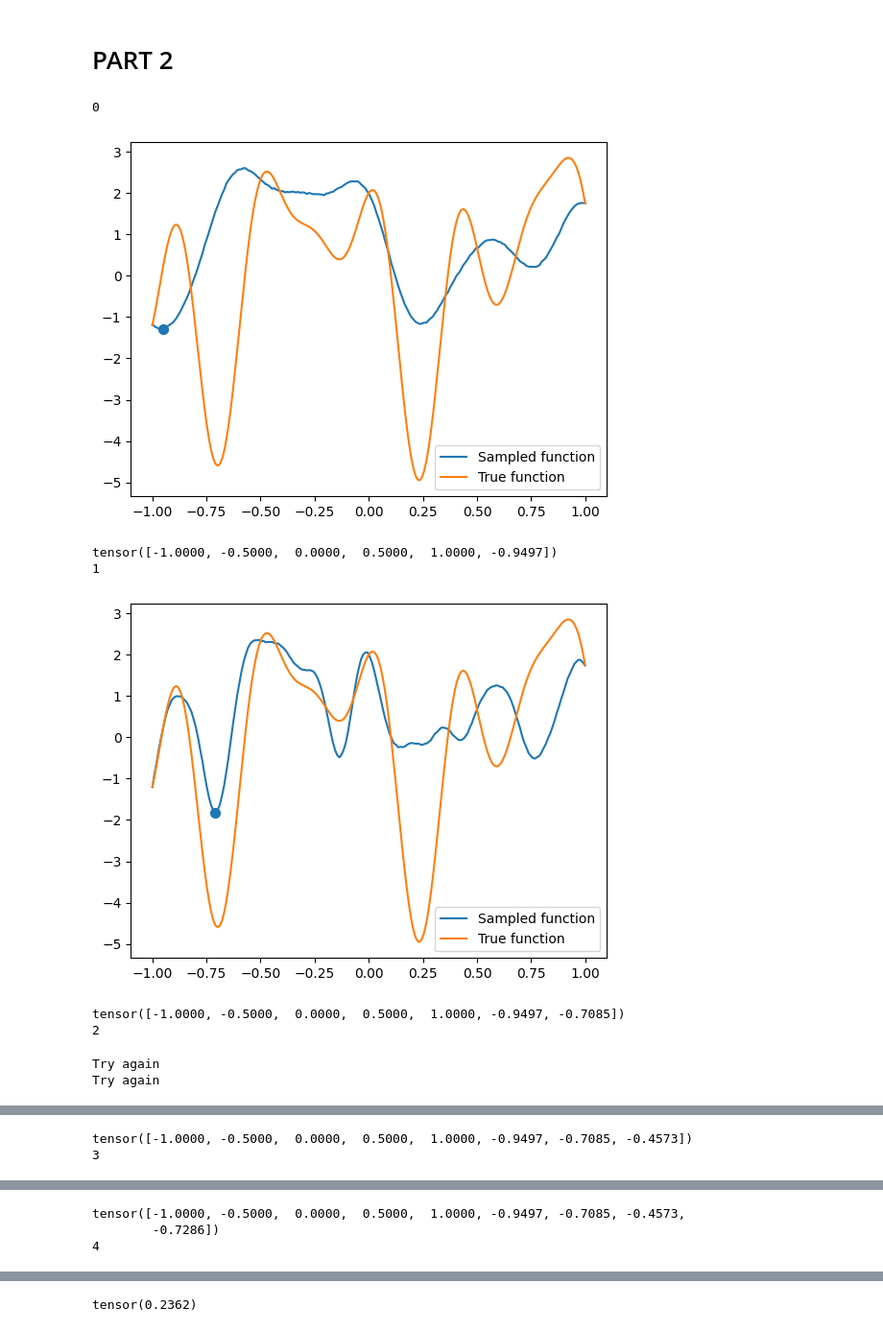
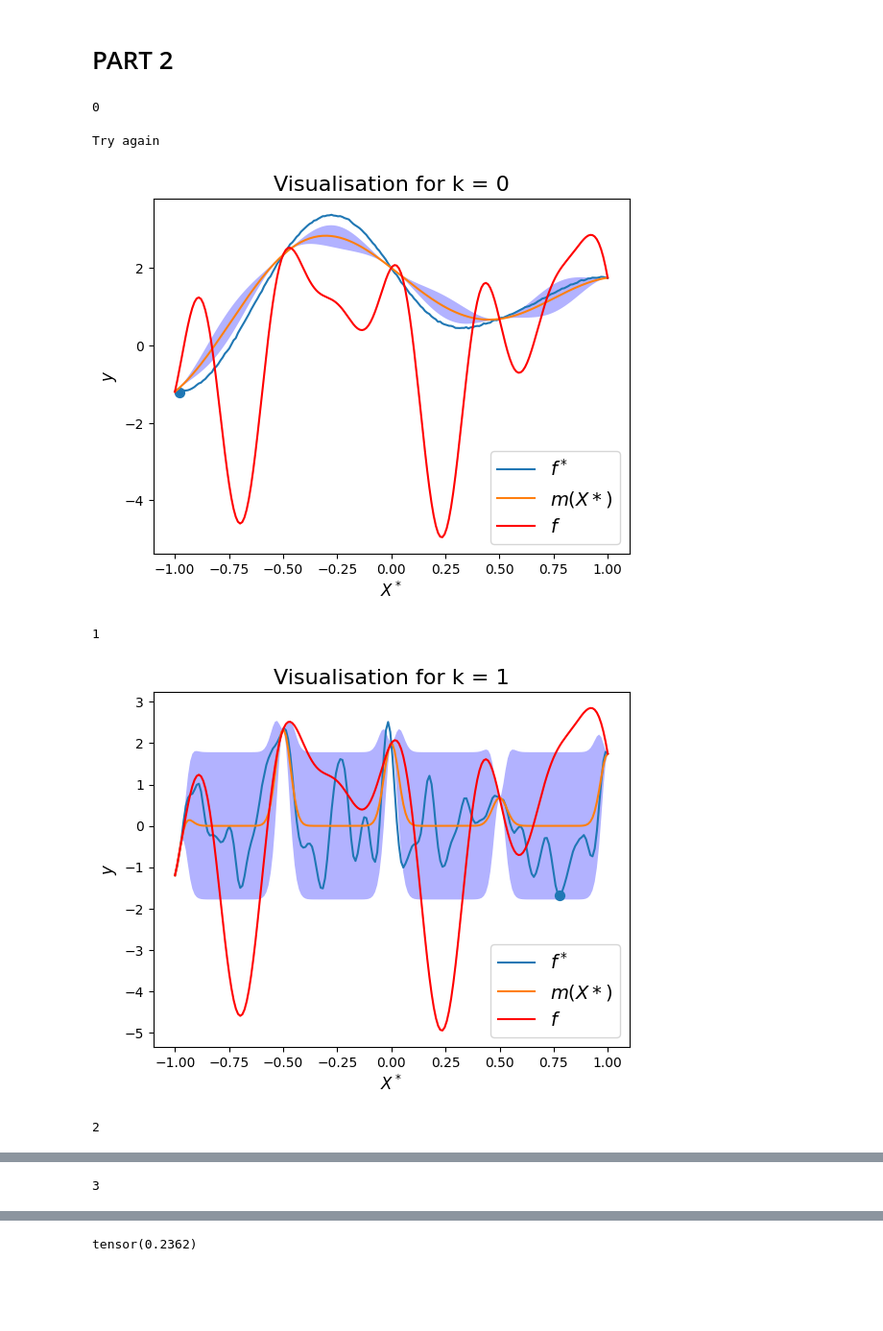
Before and after one commit to stojl/pml_exam, a Jupyter notebook: GP.ipynb, the cells around one changed output, grey strips where cells are left out. Shown at 96% size. Saved outputs shown, nothing was run; the diff lists cells and outputs as text; code cells hidden in the pictures; blank space fills up the shorter version.

```diff
--- a/GP.ipynb
+++ b/GP.ipynb
@@ -127,7 +115,7 @@ kernel.variance       1681.0    1560.0    NaN
 # %%
 warmup_array = np.array([10, 25, 50, 100, 150, 300, 400, 500])
-diag_array = np.empty([warmup_array.size, 4])
-mean_calc_arrary = np.empty([4,4])
+diag_array = np.empty([warmup_array.size, 6])
+mean_calc_arrary = np.empty([4,6])
 
 
 for i in range(warmup_array.size):
@@ -141,7 +129,7 @@ for i in range(warmup_array.size):
 
         hmc_kernel = pyro.infer.NUTS(gpmodel.model)
 
-        mcmc = pyro.infer.MCMC(hmc_kernel, num_samples=2000, warmup_steps = warmup_array[i])
+        mcmc = pyro.infer.MCMC(hmc_kernel, num_samples=500, warmup_steps = warmup_array[i])
         mcmc.run()
         print(str(i) + ": past MCMC")
 
@@ -153,12 +141,17 @@ for i in range(warmup_array.size):
         mean_calc_arrary[j][1] = sum2["ess_bulk"][1]/500
         mean_calc_arrary[j][2] = sum2["ess_tail"][0]/500
         mean_calc_arrary[j][3] = sum2["ess_tail"][1]/500
+        mean_calc_arrary[j][4] = sum2["mcse_mean"][0]
+        mean_calc_arrary[j][5] = sum2["mcse_mean"][1]
 
+    temp_array = np.median(mean_calc_arrary, axis = 0)
 
-    diag_array[i][0] = np.mean(mean_calc_arrary, axis = 0)[0]#sum2["ess_bulk"][0]/500
-    diag_array[i][1] = np.mean(mean_calc_arrary, axis = 0)[1]#sum2["ess_bulk"][1]/500
-    diag_array[i][2] = np.mean(mean_calc_arrary, axis = 0)[2]#sum2["ess_tail"][0]/500
-    diag_array[i][3] = np.mean(mean_calc_arrary, axis = 0)[3]#sum2["ess_tail"][1]/500
+    diag_array[i][0] = temp_array[0]
+    diag_array[i][1] = temp_array[1]
+    diag_array[i][2] = temp_array[2]
+    diag_array[i][3] = temp_array[3]
+    diag_array[i][4] = temp_array[4]
+    diag_array[i][5] = temp_array[5]
 # %%
 """sns.lineplot(x = warmup_array, y = diag_array[:, 0])
 sns.lineplot(x = warmup_array, y = diag_array[:, 1])
@@ -204,5 +201,5 @@ x_test = torch.linspace(-1, 1, 200)
 # %%
-for i in range(10):
+for i in range(5):
     print(i)
     pyro.clear_param_store()
     kernel = gp.kernels.RBF(input_dim=1)
@@ -216,50 +213,59 @@ for i in range(10):
 
     hmc_kernel = pyro.infer.NUTS(gpmodel.model)
 
-    mcmc = pyro.infer.MCMC(hmc_kernel, num_samples=250, warmup_steps = 200)
+    mcmc = pyro.infer.MCMC(hmc_kernel, num_samples=500, warmup_steps = 200)
     mcmc.run()
 
     hyperparam = mcmc.get_samples()
     x1 = hyperparam["kernel.lengthscale"]
     y1 = hyperparam["kernel.variance"]
 
     while(True):
         try:
             idx = torch.randint(0, 100, (1,))
 
             gpmodel.kernel.variance = y1[idx]
 
             gpmodel.kernel.lengthscale = x1[idx]
 
             loc, cov = gpmodel.forward(x_test, full_cov= True)
 
             cov = cov + noise.expand(x_test.shape[0]).diag()
 
 
             samples = dist.MultivariateNormal(loc, covariance_matrix=cov, validate_args = False).sample(sample_shape=(1,))
             min_value, min_idx = torch.min(samples[0], dim = 0, keepdim=False)
             xstar = x_test[min_idx.item()].reshape(1)
             if not (xstar in X):
                 break
         except:
             print("Try again")
 
+    mean_new = gpmodel.forward(x_test)[0] # Returns the mean of our posterior samples
+    sd_new = gpmodel.forward(x_test)[1] # Returns the standard deviation of our posteriour samples
     fstar = target_func(xstar)
+
     X = torch.cat((X, xstar), 0)
     y = torch.cat((y, fstar), 0)
-    sns.lineplot(x = x_test, y = samples[0], label = "Sampled function")
-    plt.scatter(xstar, min_value, marker='o', s=50)
-    sns.lineplot(x = x_test, y = target_func(x_test), label = "True function")
-    plt.legend()
-    plt.show()
-    print(X)
+
+    with torch.no_grad():
+        f, ax = plt.subplots(1)
+        sns.lineplot(x = x_test, y = samples[0], label = "$f^*$", ax = ax)
+
+        sns.lineplot(x = x_test, y = mean_new, ax=ax, label = "$m(X*)$")
+        ax.fill_between(x_test, mean_new+2*sd_new, mean_new-2*sd_new, facecolor='blue', alpha=0.3)
+
+        ax.scatter(xstar, min_value, marker='o', s=50)
+        sns.lineplot(x = x_test, y = target_func(x_test), label = "$f$", ax = ax, color = "red")
+        ax.legend(loc = "lower right", fontsize = 14)
+        ax.set_title("Visualisation for k = "+ str(i), fontsize = 16)
+        ax.set_xlabel("$X^*$", fontsize = 12, fontweight="bold")
+        ax.set_ylabel("$y$", fontsize = 12, fontweight="bold")
+        plt.show()
 # %% [output]
 0
+Try again
-[figure, old version]
+[figure, new version]
-tensor([-1.0000, -0.5000,  0.0000,  0.5000,  1.0000, -0.9497])
-1
+1
-[figure, old version]
+[figure, new version]
-tensor([-1.0000, -0.5000,  0.0000,  0.5000,  1.0000, -0.9497, -0.7085])
-2
-Try again
-Try again
+2
@@ -267,2 +273 @@ Try again
-tensor([-1.0000, -0.5000,  0.0000,  0.5000,  1.0000, -0.9497, -0.7085, -0.4573])
 3
@@ -270,3 +273,0 @@ tensor([-1.0000, -0.5000,  0.0000,  0.5000,  1.0000, -0.9497, -0.7085, -0.4573])
-tensor([-1.0000, -0.5000,  0.0000,  0.5000,  1.0000, -0.9497, -0.7085, -0.4573,
-        -0.7286])
-4
```
Also changed, not shown: parts of 14 cells of this notebook, 1 other file.
